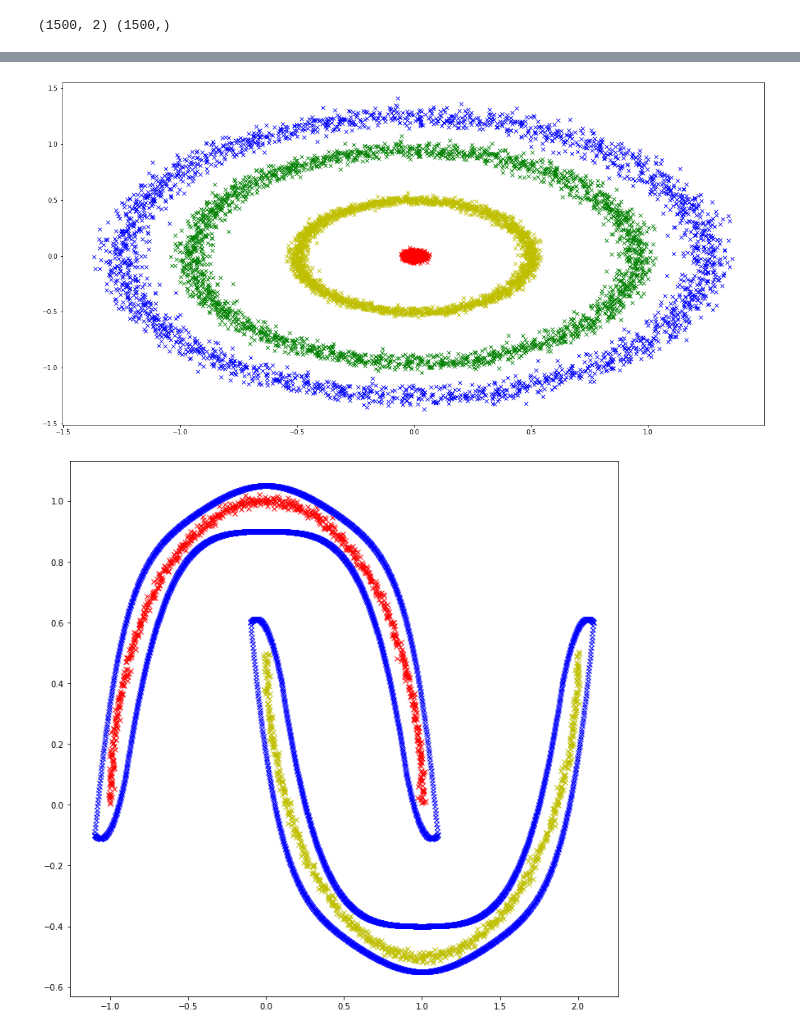
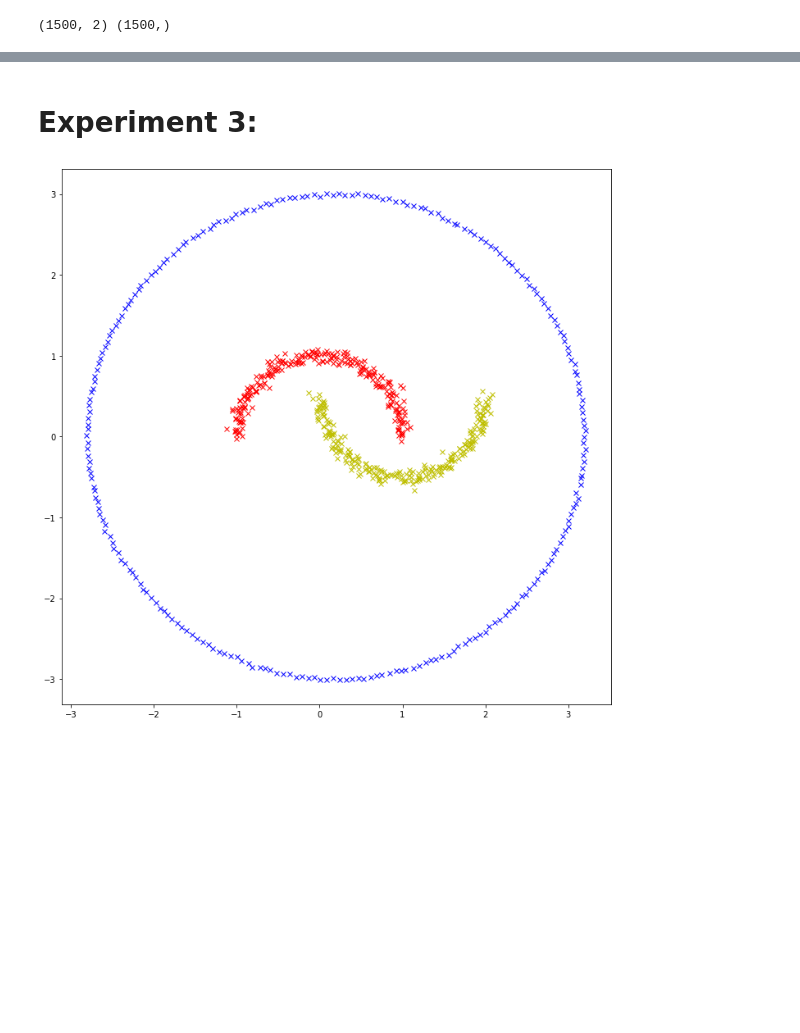
Before and after one commit to DavidAssaraf106/NLM, a Jupyter notebook: Experiments/TestR.ipynb, the cells around one changed output, grey strips where cells are left out. Saved outputs shown, nothing was run; the diff lists cells and outputs as text; code cells hidden in the pictures; blank space fills up the shorter version.

Commit message:
Raphnotebook
Two moons looks really good.

```diff
--- a/Experiments/TestR.ipynb
+++ b/Experiments/TestR.ipynb
@@ -388,0 +302,2 @@ NameError: name 'plt' is not defined
+# %% [markdown]
+# Experiment 3:
@@ -389,8 +306,4 @@ NameError: name 'plt' is not defined
 # %%
-boundary, class1, class2, class3=create_three_circular_classes_outer(n=5000, noise_input=0.02, plot=True, distance=1)
+boundary, class1, class2=two_moon_circular_boundary(n=500, noise_input=0.05, plot=True, distance=1, n_boundary=500, noise_input_boundary=0.001)
 # %% [output]
-[figure, old version]
+[figure, new version]
-# %%
-boundary, class1, class2=two_moon(n = 1500, noise_input=.01, plot=True)
-# %% [output]
-[figure, removed]
```
Also changed, not shown: parts of 50 cells of this notebook, 9 other files.
